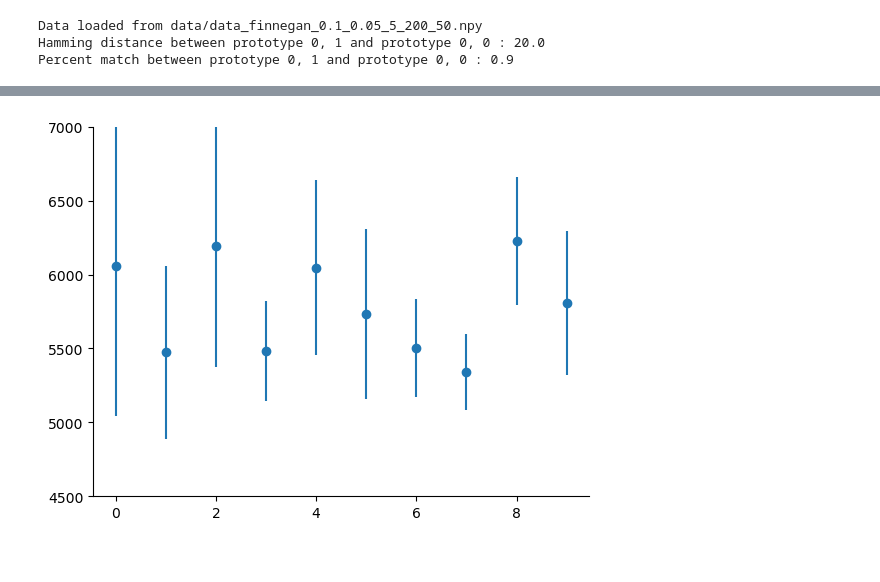
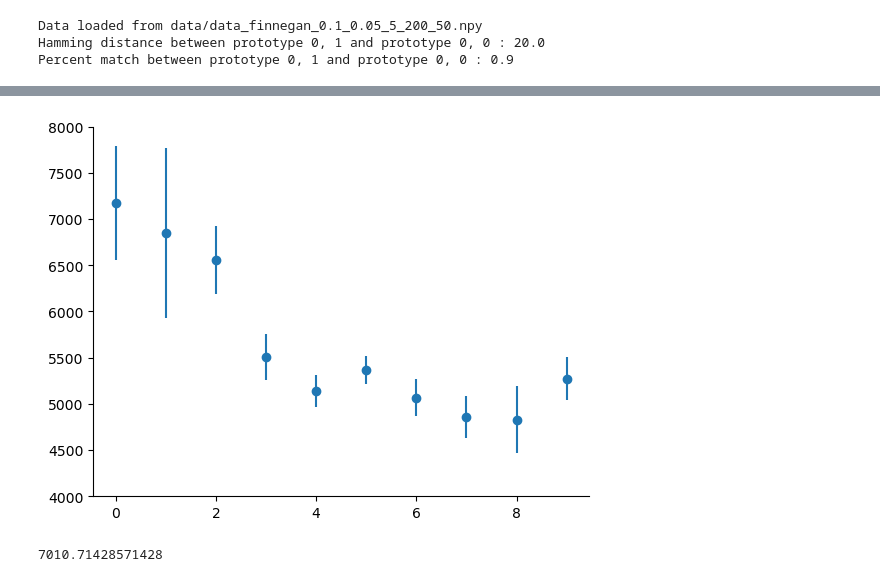
Before and after one commit to danvdm/spikingdentategyrus, a Jupyter notebook: scripts/main.ipynb, the cells around one changed output, grey strips where cells are left out. Cells and saved outputs as stored; diff of their text form; code cells hidden in the pictures.

Commit message:
decreasing hamming distance yayy

```diff
--- a/scripts/main.ipynb
+++ b/scripts/main.ipynb
@@ -102,15 +155,16 @@ hamming_distances, percent_match, originals, recovered = hamming_distances_test(
 # %%
-hd_table = np.array(hamming_distances).reshape(10, 10)
-means = np.mean(hd_table, axis=0)
-stds = np.std(hd_table, axis=0)
+hd_table = np.array(hamming_distances).reshape(10, 5)
+means = np.mean(hd_table, axis=1)
+stds = np.std(hd_table, axis=1)
 
 fig, ax = plt.subplots()
 ax.errorbar(np.arange(10), means, stds, linestyle='None', marker='o')
-ax.set_ylim([4500, 7000])
+ax.set_ylim([4000, 8000])
 ax.spines['top'].set_visible(False)
 ax.spines['right'].set_visible(False)
+plt.show()
 
-
-plt.show()
+mean(hamming_distances[:10])
 # %% [output]
-[figure, old version]
+[figure, new version]
+7010.71428571428
```
Also changed, not shown: parts of 5 cells of this notebook, 1 other file.
